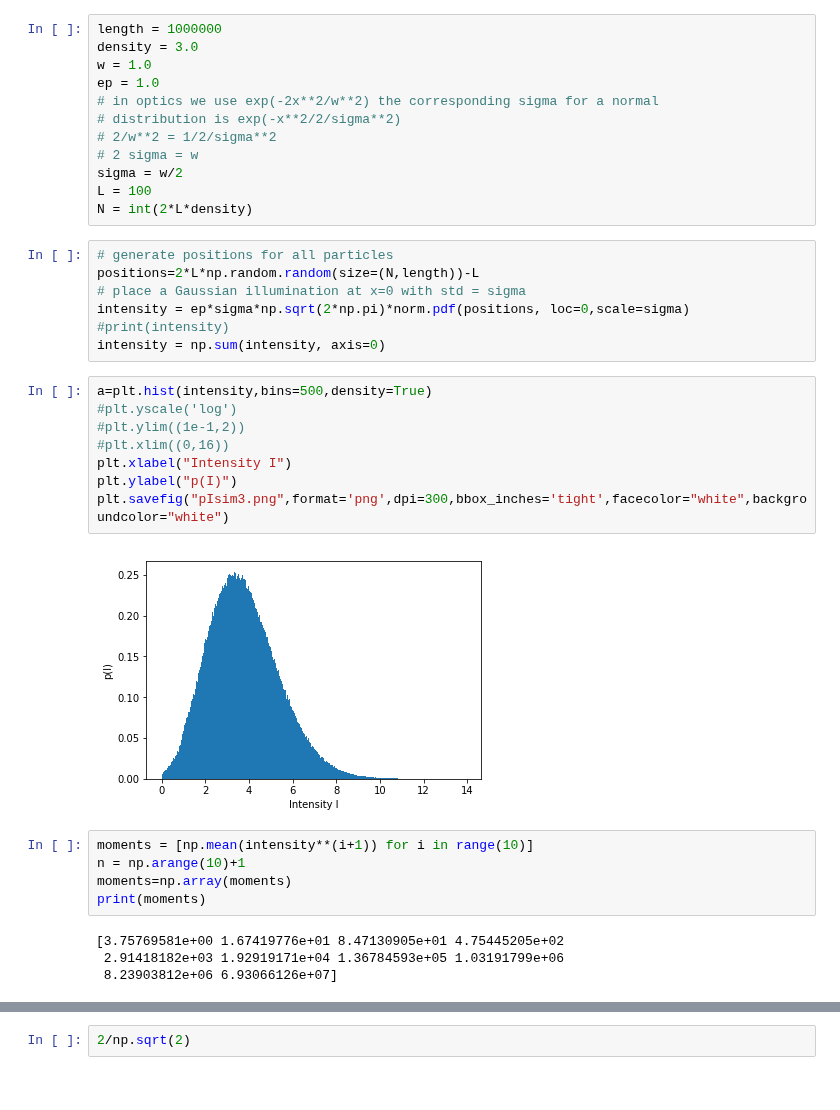
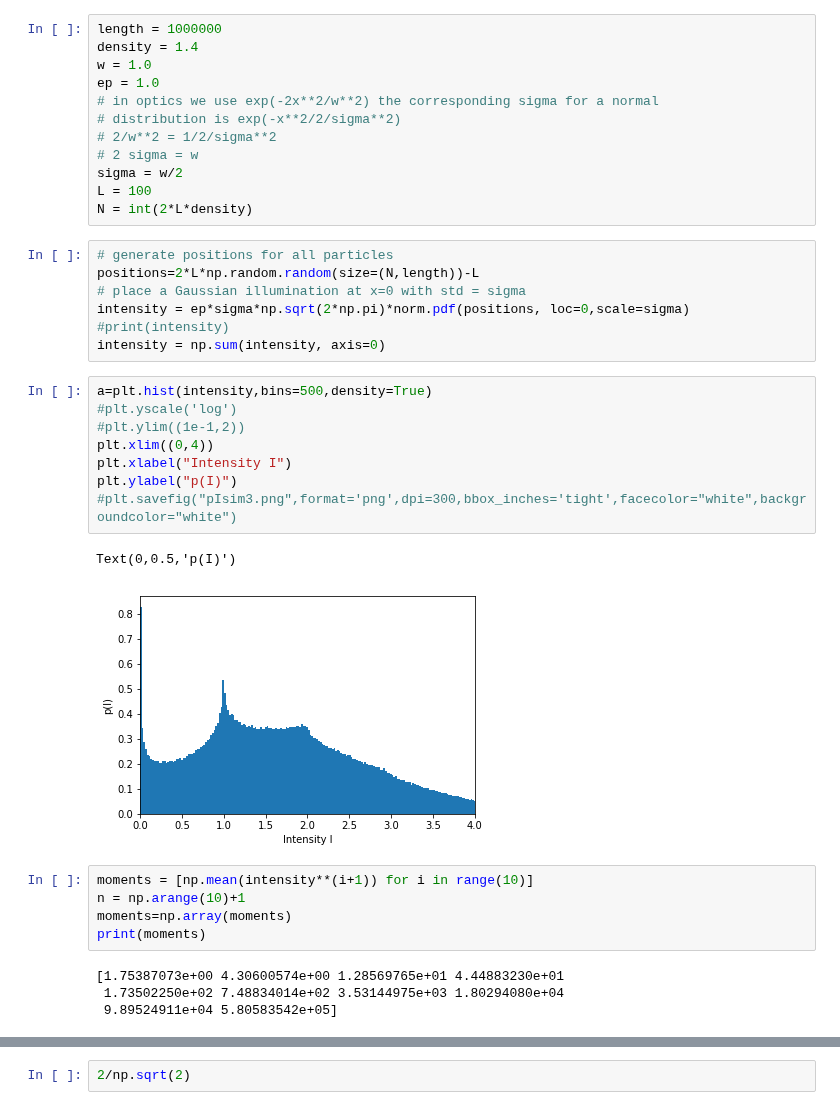
Before and after one commit to hstrey/FCS-simulations, a Jupyter notebook: FCS intensity moments.ipynb, the cells around one changed output, grey strips where cells are left out. Saved outputs shown, nothing was run; the diff lists cells and outputs as text.

```diff
--- a/FCS intensity moments.ipynb
+++ b/FCS intensity moments.ipynb
@@ -7,7 +7,7 @@ import scipy.special as sf
 from scipy.stats import norm
 # %%
 length = 1000000
-density = 3.0
+density = 1.4
 w = 1.0
 ep = 1.0
 # in optics we use exp(-2x**2/w**2) the corresponding sigma for a normal
@@ -27,22 +27,23 @@ intensity = np.sum(intensity, axis=0)
 # %%
 a=plt.hist(intensity,bins=500,density=True)
 #plt.yscale('log')
 #plt.ylim((1e-1,2))
-#plt.xlim((0,16))
+plt.xlim((0,4))
 plt.xlabel("Intensity I")
 plt.ylabel("p(I)")
-plt.savefig("pIsim3.png",format='png',dpi=300,bbox_inches='tight',facecolor="white",backgroundcolor="white")
+#plt.savefig("pIsim3.png",format='png',dpi=300,bbox_inches='tight',facecolor="white",backgroundcolor="white")
 # %% [output]
+Text(0,0.5,'p(I)')
-[figure, old version]
+[figure, new version]
 # %%
 moments = [np.mean(intensity**(i+1)) for i in range(10)]
 n = np.arange(10)+1
 moments=np.array(moments)
 print(moments)
 # %% [output]
-[3.75769581e+00 1.67419776e+01 8.47130905e+01 4.75445205e+02
- 2.91418182e+03 1.92919171e+04 1.36784593e+05 1.03191799e+06
- 8.23903812e+06 6.93066126e+07]
+[1.75387073e+00 4.30600574e+00 1.28569765e+01 4.44883230e+01
+ 1.73502250e+02 7.48834014e+02 3.53144975e+03 1.80294080e+04
+ 9.89524911e+04 5.80583542e+05]
 # %%
 plt.semilogy(n,moments)
 # %% [output]
```
Also changed, not shown: parts of 1 cell of this notebook, 1 other file.
